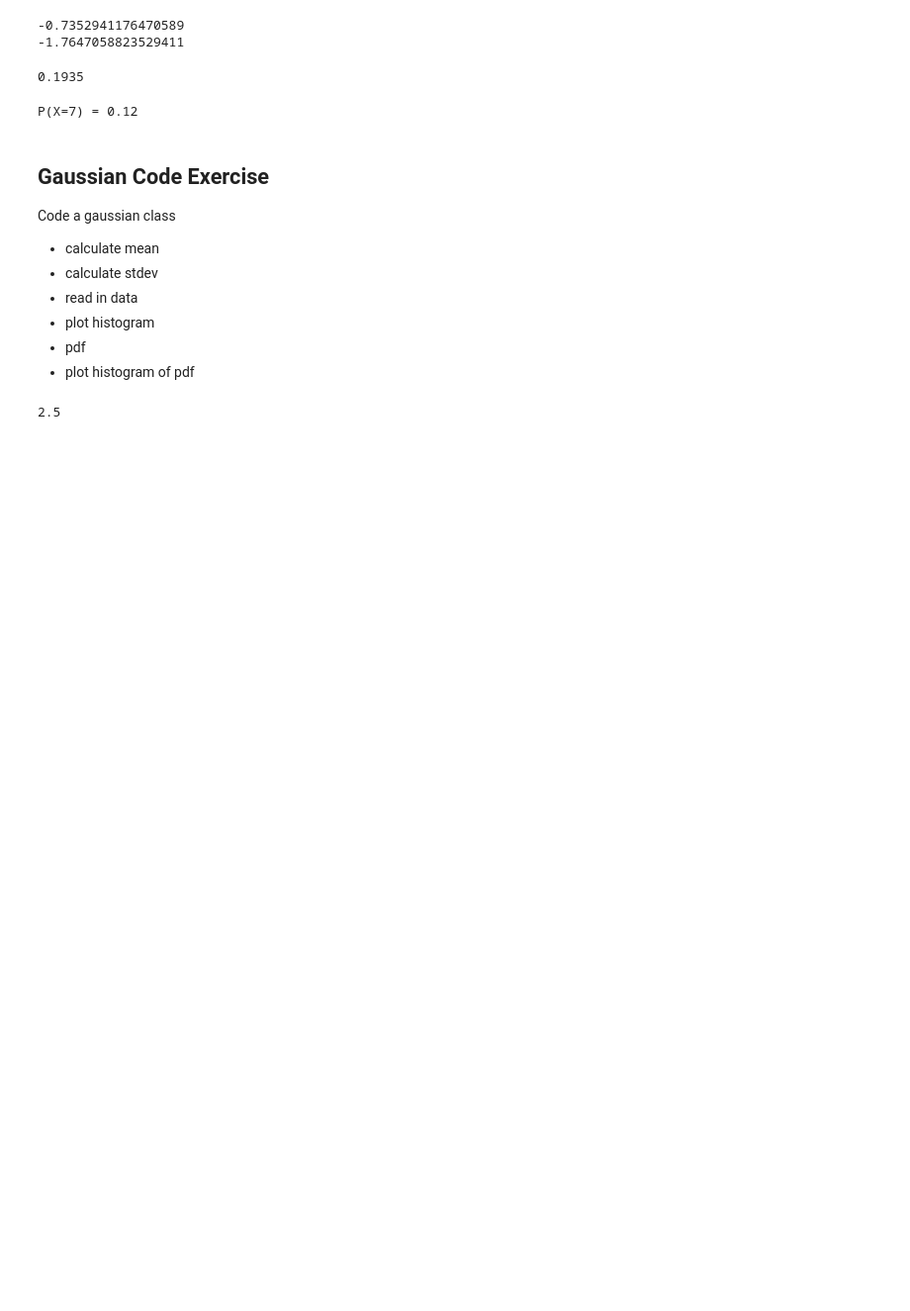
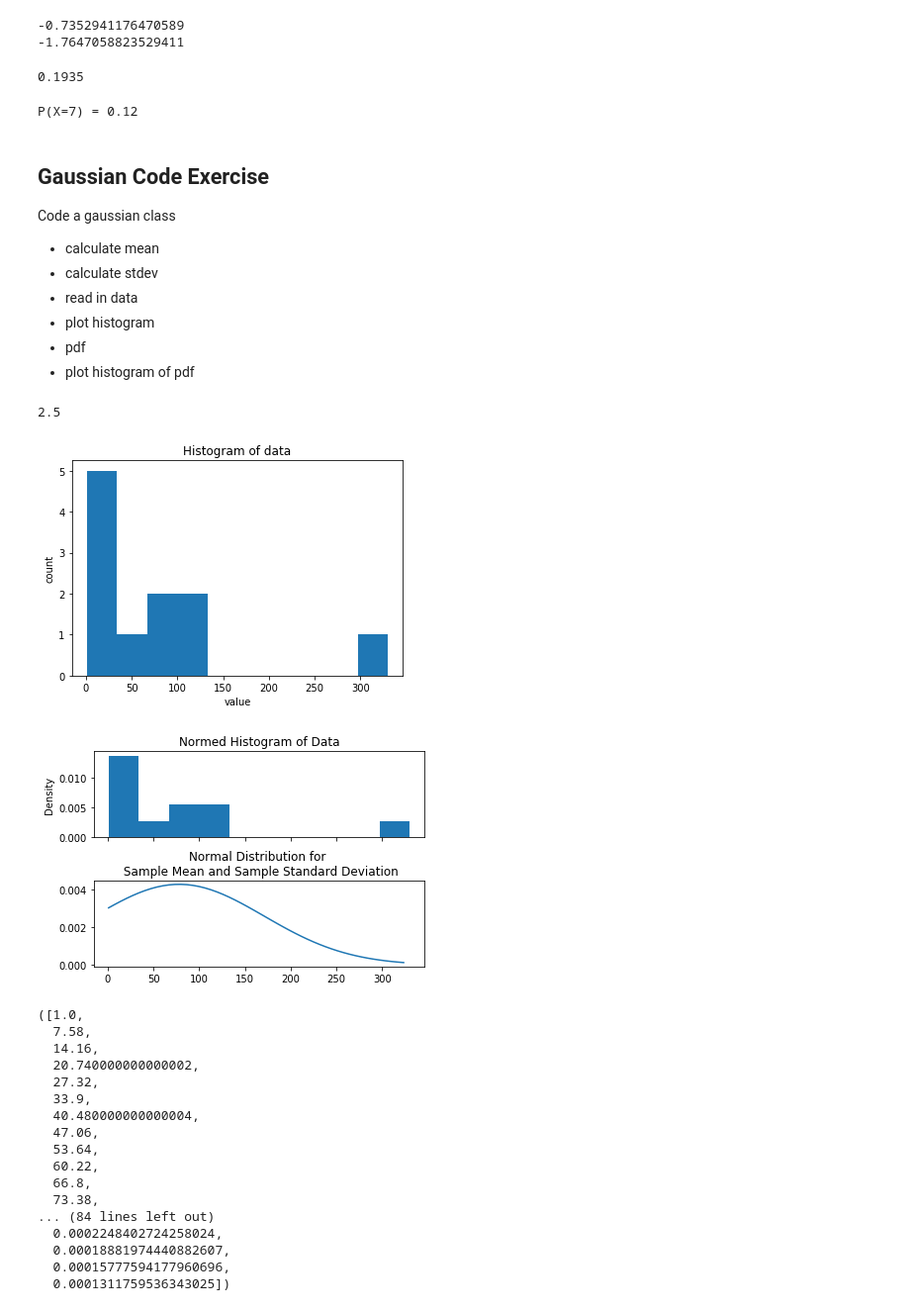
Before and after one commit to tm1611/Machine-Learning-Engineer-Nanodegree, a Jupyter notebook: Software Engineering/03 - tm - object oriented programming - pt. I.ipynb, the cells around one changed output. Shown at 99% size. Drawn from its saved outputs; the diff is of its cells as text; code cells hidden in the pictures; blank space fills up the shorter version.

```diff
--- a/Software Engineering/03 - tm - object oriented programming - pt. I.ipynb
+++ b/Software Engineering/03 - tm - object oriented programming - pt. I.ipynb
@@ -518,21 +509,3 @@ df = [1,2,3,4]
 sum(df)/len(df)
 # %% [output]
 2.5
-# %%
-# import libraries
-import math
-import matplotlib.pyplot as plt
-
-class Gaussian:
-    # initialize self
-    def __init__(self, mu=0, sigma=1):
-        self.mean = mu
-        self.stdev = sigma
-        self.data = []
-
-    # calculate mean method
-    def calculate_mean(self):
-        return sum(self.data) / len(self.data)
-
-    # method to calculate stdev
-    def calculate stdev(self, sample=True):
@@ -538,0 +608,26 @@ class Gaussian:
+# %%
+# instantiate class
+G1 = Gaussian()
+G1.read_data_file("../data/numbers.txt", sample=True)
+G1.plot_histogram()
+G1.plot_histogram_pdf()
+# %% [output]
+[figure, added]
+[figure, added]
+([1.0,
+  7.58,
+  14.16,
+  20.740000000000002,
+  27.32,
+  33.9,
+  40.480000000000004,
+  47.06,
+  53.64,
+  60.22,
+  66.8,
+  73.38,
+... (84 lines left out)
+  0.0002248402724258024,
+  0.00018881974440882607,
+  0.00015777594177960696,
+  0.0001311759536343025])
```
Also changed, not shown: parts of 12 cells of this notebook, 13 other files.
